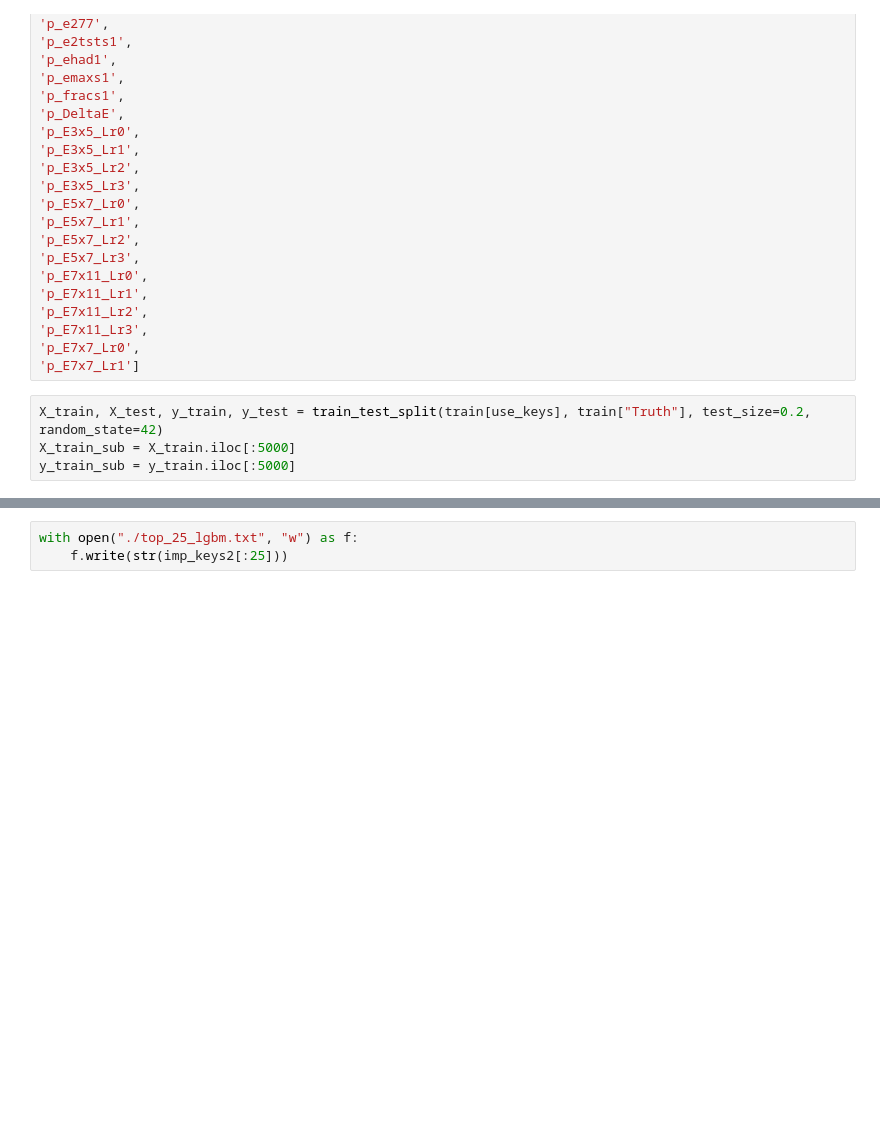
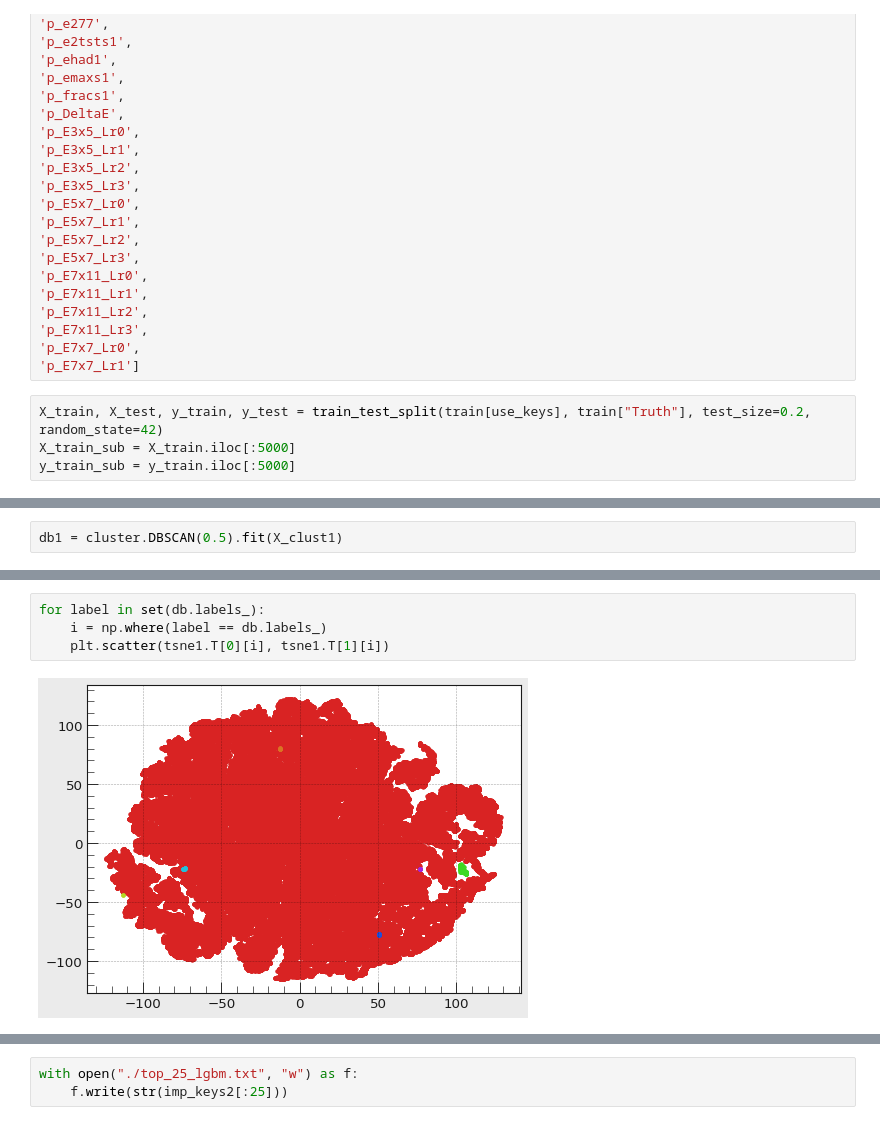
Before and after one commit to PhilKofoed/AppliedML2023, a Jupyter notebook: InitialProject/Project.ipynb, the cells around one changed output, grey strips where cells are left out. Saved outputs shown, nothing was run; the diff lists cells and outputs as text; blank space fills up the shorter version.

```diff
--- a/InitialProject/Project.ipynb
+++ b/InitialProject/Project.ipynb
@@ -343,0 +406,2 @@ p_maxEcell_time 0.0010  +/- 0.0001
+# %%
+db1 = cluster.DBSCAN(0.5).fit(X_clust1)
@@ -343,0 +425,6 @@ p_maxEcell_time 0.0010  +/- 0.0001
+# %%
+for label in set(db.labels_):
+    i = np.where(label == db.labels_)
+    plt.scatter(tsne1.T[0][i], tsne1.T[1][i])
+# %% [output]
+[figure, added]
```
Also changed, not shown: parts of 33 cells of this notebook, 10 other files.
